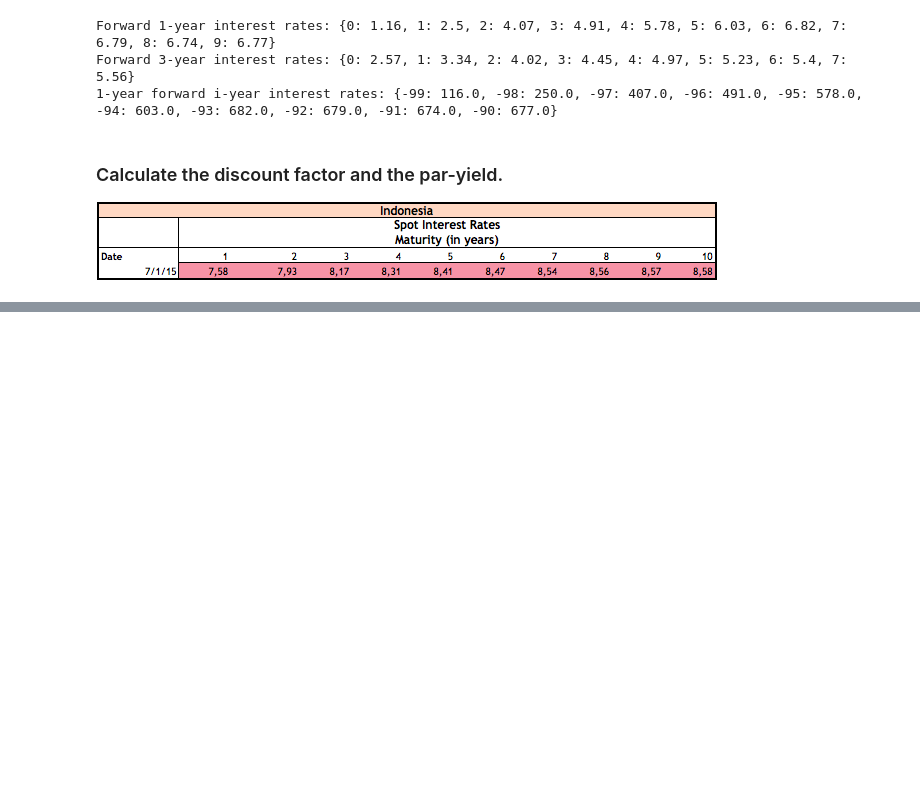
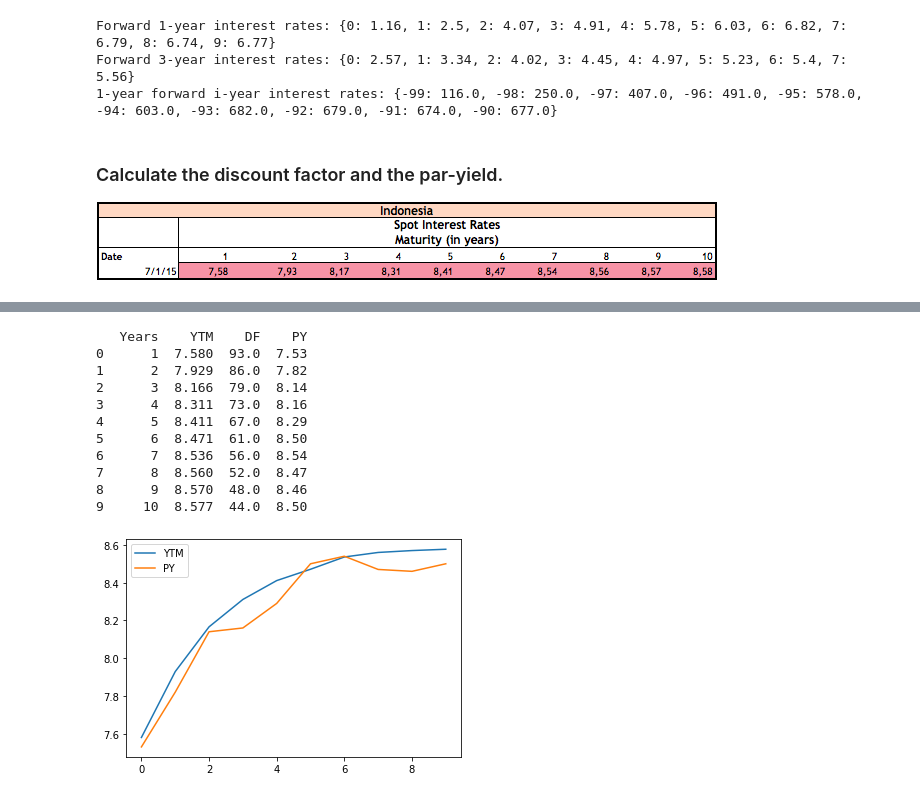
Before and after one commit to LopezMarioAlberto/FinancialMarketAnalysis, a Jupyter notebook: FMA04_TermStructureInterestRates.ipynb, the cells around one changed output, grey strips where cells are left out. Cells and saved outputs as stored; diff of their text form; code cells hidden in the pictures; blank space fills up the shorter version.

```diff
--- a/FMA04_TermStructureInterestRates.ipynb
+++ b/FMA04_TermStructureInterestRates.ipynb
@@ -199,3 +272,16 @@ Forward 3-year interest rates: {0: 2.57, 1: 3.34, 2: 4.02, 3: 4.45, 4: 4.97, 5:
 ### Calculate the discount factor and the par-yield.
 
 ![image.png](embedded-picture-1)
+# %%
+# df_zero(y, m)
+years = [1,	2,	3,	4,	5,	6,	7,	8,	9,	10]
+spot = [7.58,	7.929,	8.166,	8.311,	8.411,	8.471,	8.536,	8.56,	8.57,	8.577]
+
+data = []
+for i in spot:
+  ma = years[spot.index(i)]
+  df = df_zero(i, ma)
+  data.append([ma, i, 100*df])
+
+df = pd.DataFrame(data, columns=['Years', 'YTM', 'DF'])
+print(df)
@@ -201,0 +300,21 @@ Forward 3-year interest rates: {0: 2.57, 1: 3.34, 2: 4.02, 3: 4.45, 4: 4.97, 5:
+# %%
+# paryield(d, m)
+difa = df['DF'].tolist()
+py = paryield(difa, years)
+df['PY'] = py
+print(df)
+df.plot(y=['YTM', 'PY'])
+plt.show()
+# %% [output]
+   Years    YTM    DF    PY
+0      1  7.580  93.0  7.53
+1      2  7.929  86.0  7.82
+2      3  8.166  79.0  8.14
+3      4  8.311  73.0  8.16
+4      5  8.411  67.0  8.29
+5      6  8.471  61.0  8.50
+6      7  8.536  56.0  8.54
+7      8  8.560  52.0  8.47
+8      9  8.570  48.0  8.46
+9     10  8.577  44.0  8.50
+[figure, added]
```
Also changed, not shown: parts of 13 cells of this notebook.
